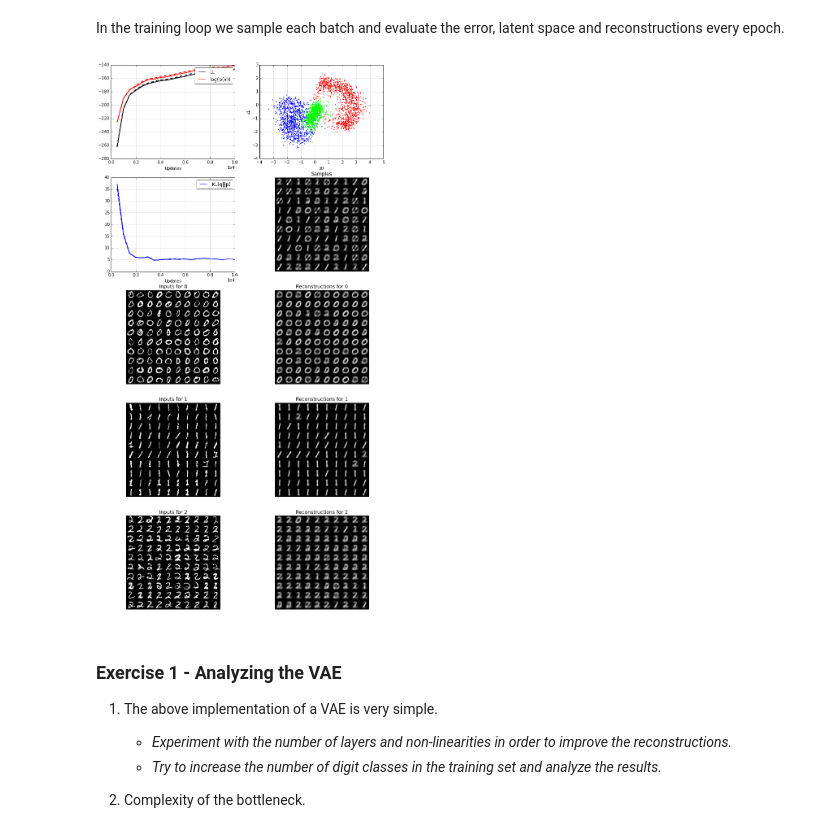
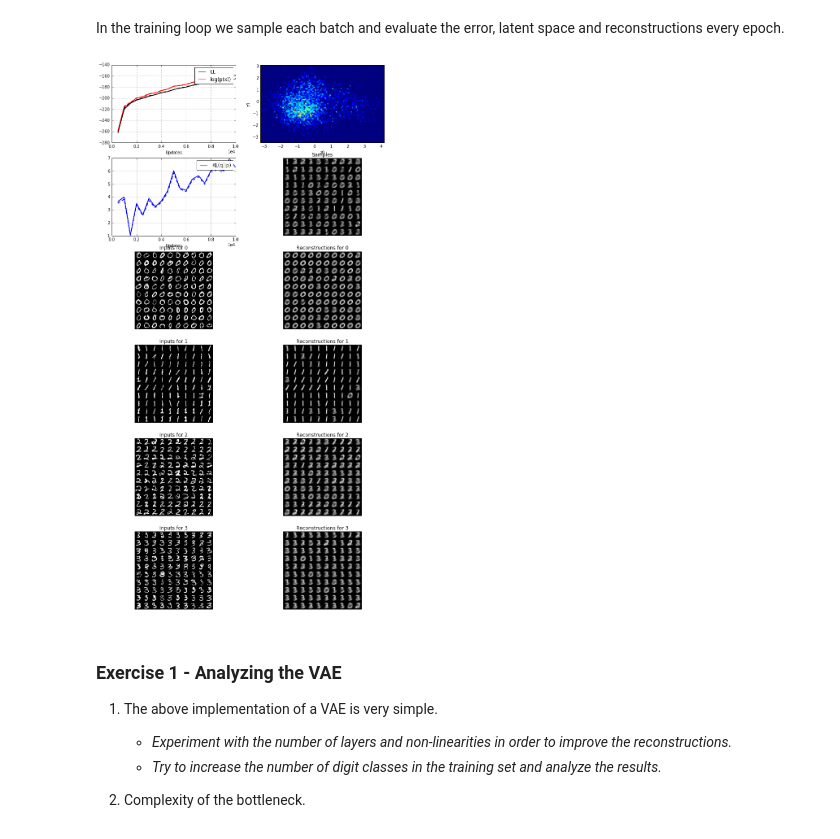
Before and after one commit to AdamPalmar/02456-Deep-learning-AP, a Jupyter notebook: semi-supervised/lab3/lab3_VAE.ipynb, the cells around one changed output. Cells and saved outputs as stored; diff of their text form; code cells hidden in the pictures.

```diff
--- a/semi-supervised/lab3/lab3_VAE.ipynb
+++ b/semi-supervised/lab3/lab3_VAE.ipynb
@@ -74,7 +74,7 @@ def bernoullisample(x):
     return np.random.binomial(1,x,size=x.shape).astype(theano.config.floatX)
 
 data = np.load('../lab1/mnist.npz')
-num_classes = 3
+num_classes = 4
 idxs_train = []
 idxs_valid = []
 idxs_test = []
@@ -137,21 +137,23 @@ from lasagne.nonlinearities import rectify, sigmoid
 from samplelayer import SimpleSampleLayer
 
 num_features = x_train.shape[-1]
-num_latent_z = 2
+num_latent_z = 10
 
 #MODEL SPECIFICATION
 
 #ENCODER
 l_in_x = InputLayer(shape=(None, num_features))
 l_enc = DenseLayer(l_in_x, num_units=128, nonlinearity=rectify)
-l_muq = DenseLayer(l_enc, num_units=num_latent_z, nonlinearity=None)     #mu(x)
+l_enc_2 = DenseLayer(l_enc,num_units=128,nonlinearity=rectify)
+l_muq = DenseLayer(l_enc_2, num_units=num_latent_z, nonlinearity=None)     #mu(x)
 l_logvarq = DenseLayer(l_enc, num_units=num_latent_z, nonlinearity=lambda x: T.clip(x,-10,10)) #logvar(x),
 l_z = SimpleSampleLayer(mean=l_muq, log_var=l_logvarq) #sample a latent representation z \sim q(z|x) = N(mu(x),logvar(x))
 #we split the in two parts to allow sampling from the decoder model separately
 #DECODER
 l_in_z = InputLayer(shape=(None, num_latent_z))
 l_dec = DenseLayer(l_in_z, num_units=128, nonlinearity=rectify)
-l_mux = DenseLayer(l_dec, num_units=num_features, nonlinearity=sigmoid)  #reconstruction of input using a sigmoid output since mux \in [0,1]
+l_dec_2 = DenseLayer(l_dec, num_units=128, nonlinearity=rectify)
+l_mux = DenseLayer(l_dec_2, num_units=num_features, nonlinearity=sigmoid)  #reconstruction of input using a sigmoid output since mux \in [0,1]
 # %% [markdown]
 Following we define the Theano functions for training and evaluation.
 # %%
@@ -253,7 +255,8 @@ try:
             color = iter(plt.get_cmap('brg')(np.linspace(0, 1.0, num_classes)))
             for i in range(num_classes):
                 clr = next(color)
-                plt.scatter(z_eval[targets_valid==i, 0], z_eval[targets_valid==i, 1], c=clr, s=5., lw=0, marker='o', )
+                #plt.scatter(z_eval[targets_valid==i, 0], z_eval[targets_valid==i, 1], c=clr, s=5., lw=0, marker='o', )
+            plt.hexbin(z_eval[:,0],z_eval[:,1],bins=10)
             plt.grid('on')
 
             plt.savefig("out.png")
@@ -283,34 +286,34 @@ try:
             c=0
             for k in range(5, 5 + num_classes*2, 2):
                 plt.subplot(num_classes+2,2,k)
                 plt.cla()
                 plt.title('Inputs for %i' % c)
                 plt.axis('off')
                 idx = 0
                 canvas = np.zeros((28*10, 10*28))
                 for i in range(10):
                     for j in range(10):
                         canvas[i*28:(i+1)*28, j*28:(j+1)*28] = x_valid[targets_valid==c][idx].reshape((28, 28))
                         idx += 1
                 plt.imshow(canvas, cmap='gray')
 
                 plt.subplot(num_classes+2,2,k+1)
                 plt.cla()
                 plt.title('Reconstructions for %i' % c)
                 plt.axis('off')
                 idx = 0
                 canvas = np.zeros((28*10, 10*28))
                 for i in range(10):
                     for j in range(10):
                         canvas[i*28:(i+1)*28, j*28:(j+1)*28] = x_recon[targets_valid==c][idx].reshape((28, 28))
                         idx += 1
                 plt.imshow(canvas, cmap='gray')
                 c += 1
 
 except KeyboardInterrupt:
     pass
 # %% [output]
-[figure, old version]
+[figure, new version]
 # %% [markdown]
 ### Exercise 1 - Analyzing the VAE
 1. The above implementation of a VAE is very simple.
```
Also changed, not shown: parts of 8 cells of this notebook, 5 other files.
